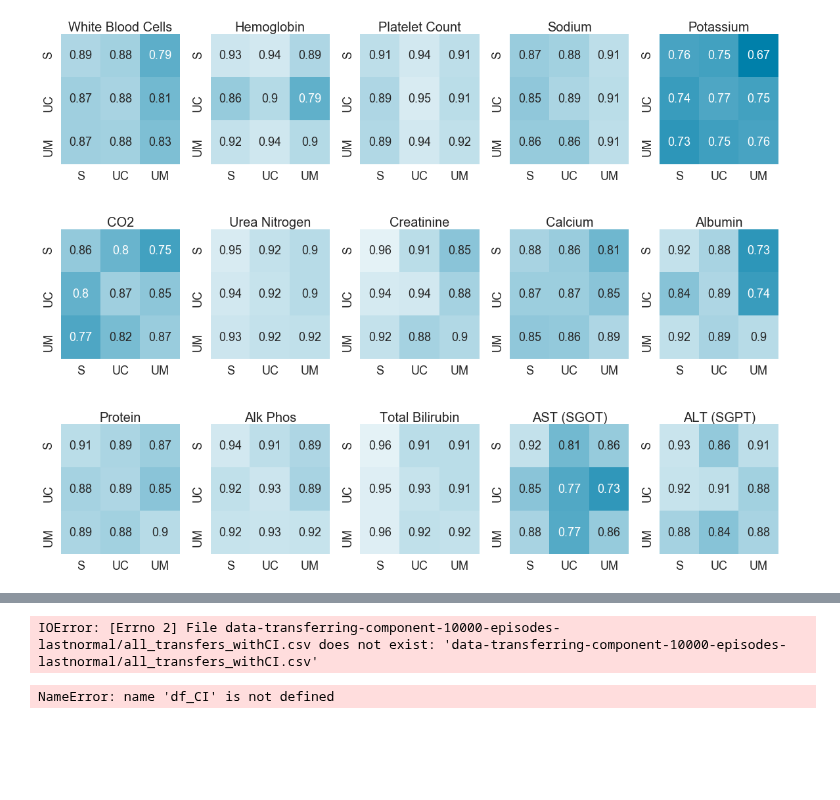
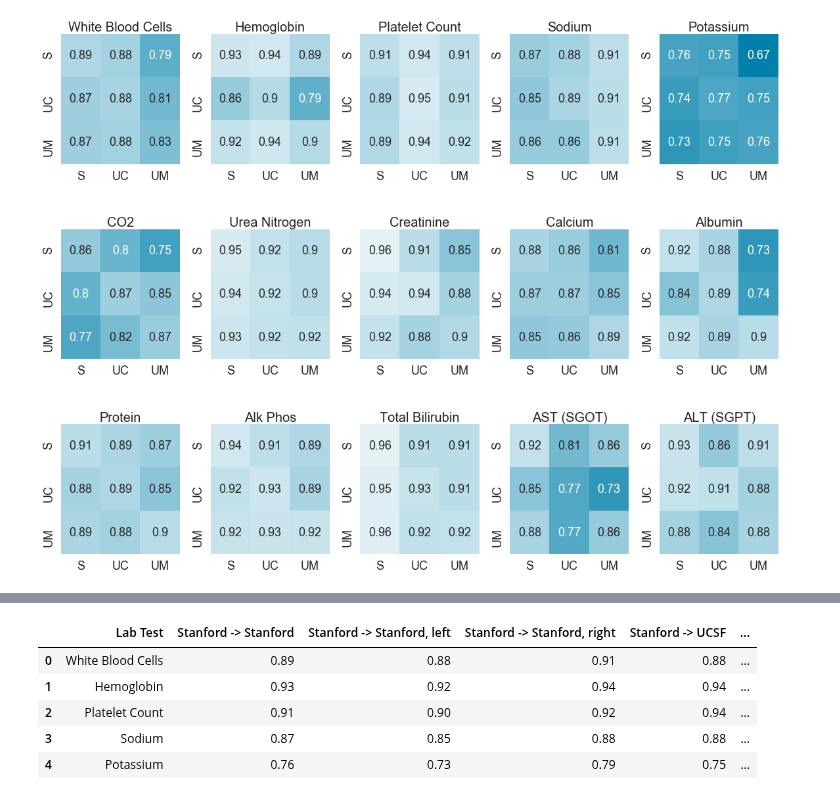
Before and after one commit to HealthRex/CDSS, a Jupyter notebook: scripts/LabTestAnalysis/lab_statistics/JAMANetworkOpen/Figure 4.ipynb, the cells around one changed output, grey strips where cells are left out. Drawn from its saved outputs; the diff is of its cells as text; code cells hidden in the pictures; blank space fills up the shorter version.

Commit message:
transferability refactor

```diff
--- a/scripts/LabTestAnalysis/lab_statistics/JAMANetworkOpen/Figure 4.ipynb
+++ b/scripts/LabTestAnalysis/lab_statistics/JAMANetworkOpen/Figure 4.ipynb
@@ -222,8 +216,13 @@ plt.savefig(res_folderpath + 'colorbar.png')
 # %%
-df_CI = pd.read_csv('data-transferring-component-10000-episodes-lastnormal/all_transfers_withCI.csv').rename(columns={'lab':'Lab Test'})
+df_CI = pd.read_csv(stats_folderpath+'/data-transferring-component-10000-episodes-lastnormal/all_transfers_withCI.csv').rename(columns={'lab':'Lab Test'})
 df_CI.head()
 # %% [output]
-IOError: [Errno 2] File data-transferring-component-10000-episodes-lastnormal/all_transfers_withCI.csv does not exist: 'data-transferring-component-10000-episodes-lastnormal/all_transfers_withCI.csv'
+|  | Lab Test | Stanford -> Stanford | Stanford -> Stanford, left | Stanford -> Stanford, right | Stanford -> UCSF | ... |
+| 0 | White Blood Cells | 0.89 | 0.88 | 0.91 | 0.88 | ... |
+| 1 | Hemoglobin | 0.93 | 0.92 | 0.94 | 0.94 | ... |
+| 2 | Platelet Count | 0.91 | 0.90 | 0.92 | 0.94 | ... |
+| 3 | Sodium | 0.87 | 0.85 | 0.88 | 0.88 | ... |
+| 4 | Potassium | 0.76 | 0.73 | 0.79 | 0.75 | ... |
 # %%
 shorten_dict = {'Stanford':'S', 'UCSF':'UC', 'UMich':'UM'}
 sources = ['Stanford', 'UCSF', 'UMich']#shorten_dict.keys()
@@ -234,7 +233,5 @@ for src in sources:
         cols_CI.append(transfer)
         df_CI['%s'%transfer] = df_CI[transfer].astype(str) + '\n[' + df_CI['%s, left'%transfer].astype(str) + ', ' + df_CI['%s, right'%transfer].astype(str) + ']'
 df_CI[cols_CI]
-# %% [output]
-NameError: name 'df_CI' is not defined
 # %%
 df_CI[cols_CI].to_csv('data-transferring-component-10000-episodes-lastnormal/all_transfers_withCI_formatted.csv', index=False)
```
Also changed, not shown: parts of 1 cell of this notebook.
